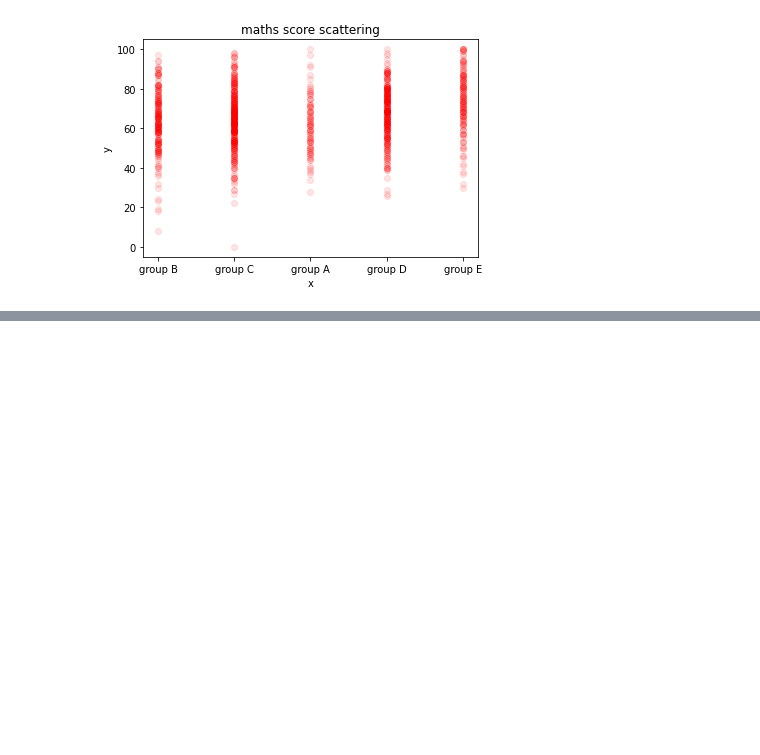
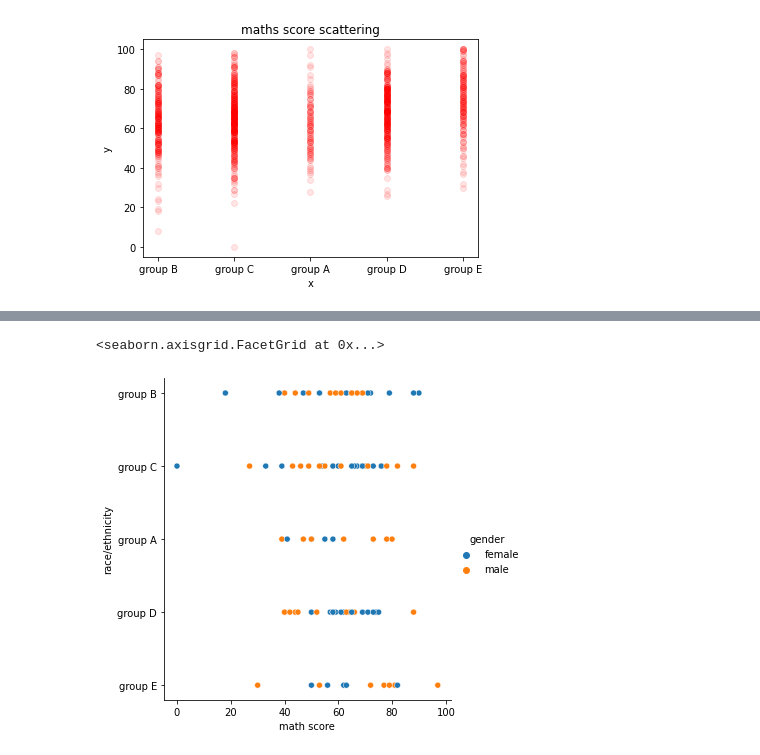
Before and after one commit to YashasaveeKesarwani99/Exploratory-data-analysis, a Jupyter notebook: Untitled11.ipynb, the cells around one changed output, grey strips where cells are left out. Saved outputs shown, nothing was run; the diff lists cells and outputs as text; code cells hidden in the pictures; blank space fills up the shorter version.

```diff
--- a/Untitled11.ipynb
+++ b/Untitled11.ipynb
@@ -80,0 +98,8 @@ plt.show()
+# %%
+# 4. plotting a relplot to get a relationship between gender, race and maths score
+
+new_data = data.iloc[0:100,:] # scling the data set into required rows and columns
+sns.relplot(data=new_data, x="math score", y="race/ethnicity", hue="gender")
+# %% [output]
+<seaborn.axisgrid.FacetGrid at 0x...>
+[figure, added]
```
Also changed, not shown: parts of 4 cells of this notebook.
